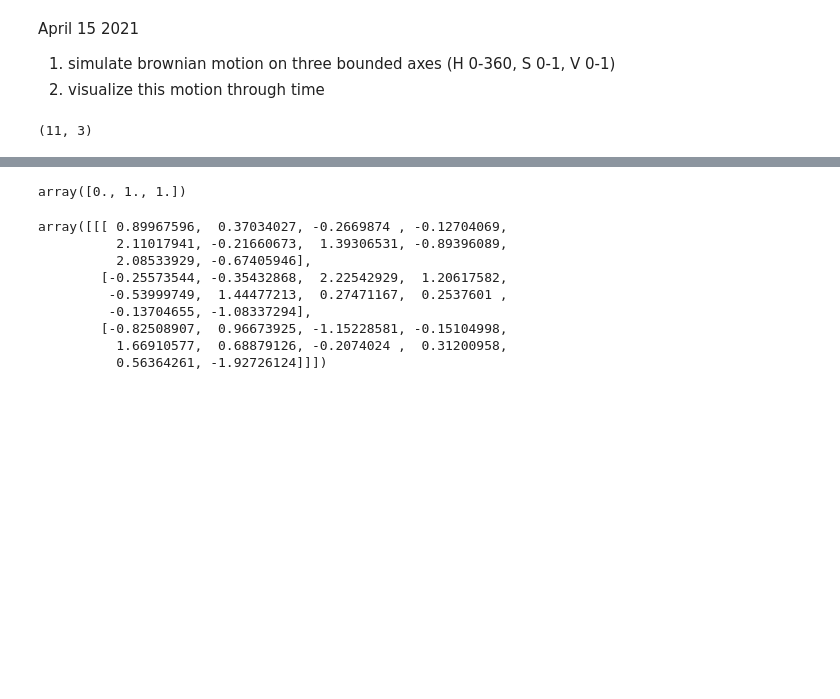
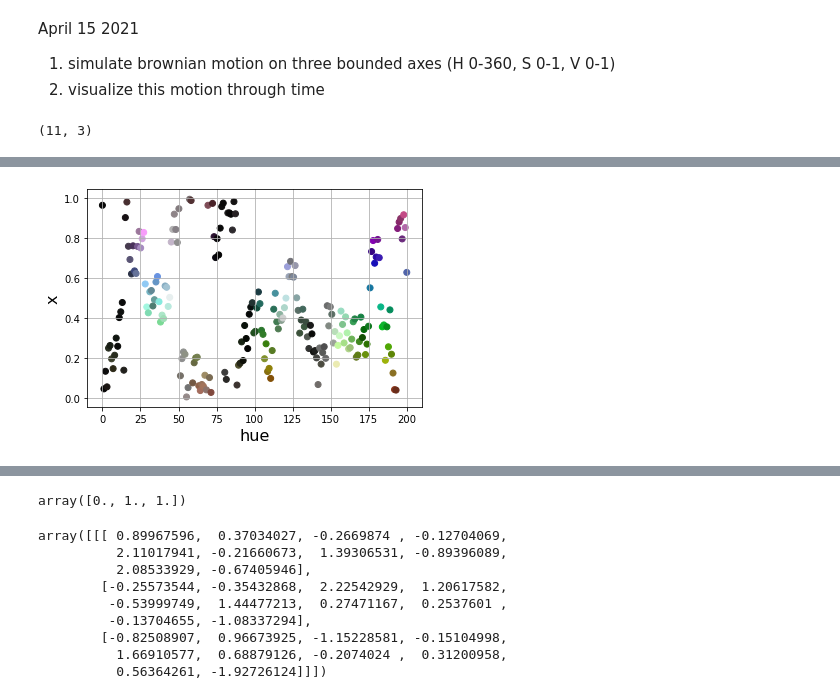
Before and after one commit to michaelalfaro/colordiffuser, a Jupyter notebook: color_diffuser.ipynb, the cells around one changed output, grey strips where cells are left out. Cells and saved outputs as stored; diff of their text form; code cells hidden in the pictures; blank space fills up the shorter version.

```diff
--- a/color_diffuser.ipynb
+++ b/color_diffuser.ipynb
@@ -151,3 +260,16 @@ plt.show()
+# %%
+rgb = colors.hsv_to_rgb(colorcoordinates)
+# %%
+#plot time course of H and color points by hsv
+tt = numpy.linspace(0.0, len(colorcoordinates), len(colorcoordinates))
+hue = colorcoordinates.transpose()[0]
+plt.scatter(tt, hue, c = rgb)
+xlabel('hue', fontsize=16)
+ylabel('x', fontsize=16)
+grid(True)
+show()
+# %% [output]
+[figure, added]
 # %%
 print(disps.shape, svals.shape)
 print(disps, svals)
```
Also changed, not shown: parts of 8 cells of this notebook.
